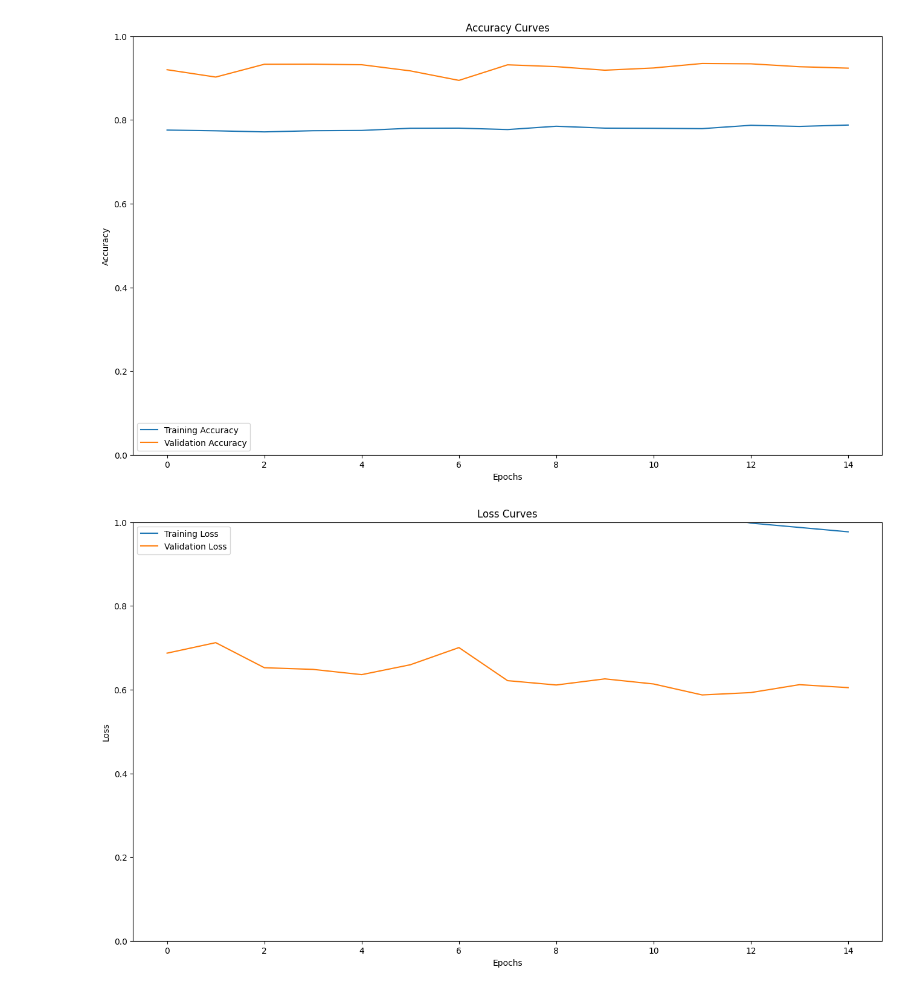
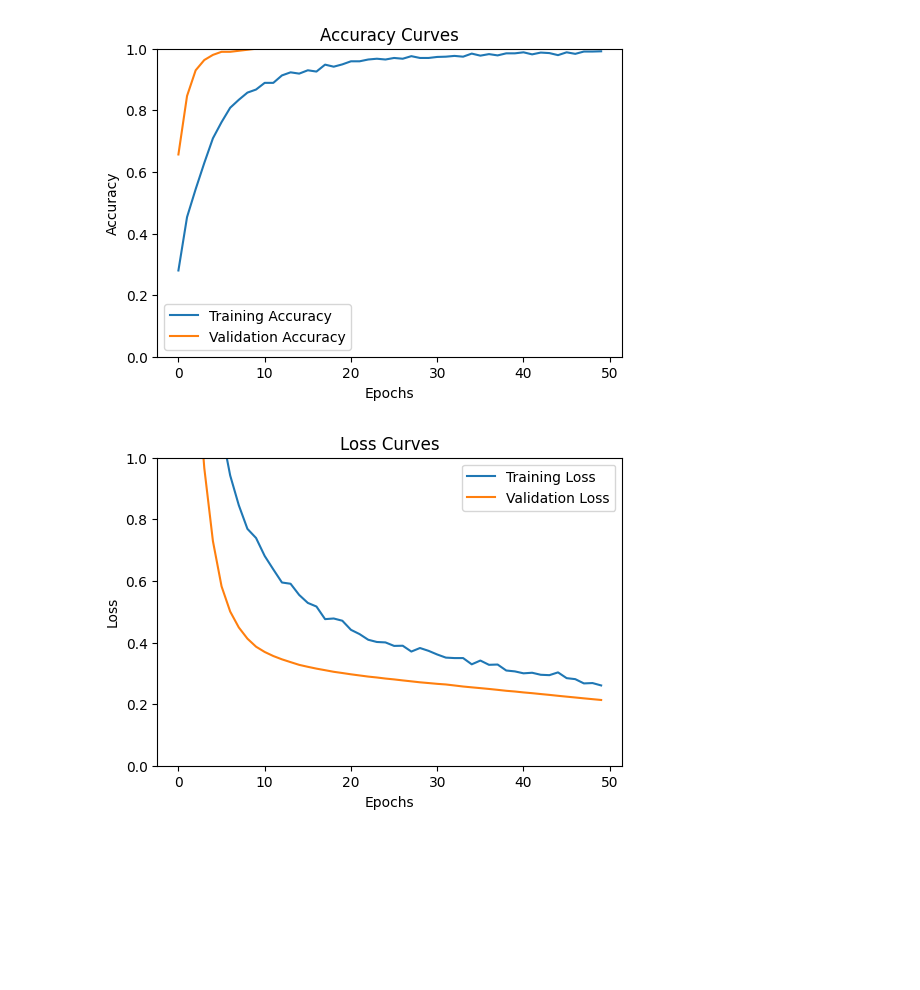
Before and after one commit to AbhinashShrestha/GBHCI, a Jupyter notebook: Model_Training/main_efficientnetv2.ipynb, the cells around one changed output. Drawn from its saved outputs; the diff is of its cells as text; code cells hidden in the pictures; blank space fills up the shorter version.

Commit message:
Trained a EV2B3 Model on Dataset_alpha. Needs to be tested

```diff
--- a/Model_Training/main_efficientnetv2.ipynb
+++ b/Model_Training/main_efficientnetv2.ipynb
@@ -123,7 +123,7 @@ data_augmentation = keras.Sequential(
         # layers.RandomFlip("horizontal"),
         # layers.RandomRotation(0.05),
         layers.RandomZoom(0.1),
-        # layers.RandomContrast(0.1),
+        layers.RandomContrast(0.1),
         layers.RandomBrightness(0.1),
         # layers.RandomWidth(0.1),
         layers.RandomCrop(IMG_HEIGHT, IMG_HEIGHT),
@@ -199,7 +199,7 @@ for i, class_name in enumerate(class_names):
 # %%
 # Cell 6: Build model
 inputs = layers.Input(shape=(IMG_WIDTH, IMG_HEIGHT, 3))
-model = EfficientNetV2S(include_top=False, input_tensor=inputs, weights="imagenet")
+model = EfficientNetV2B3(include_top=False, input_tensor=inputs, weights="imagenet")
 
 # Freeze the pretrained weights
 model.trainable = False
@@ -215,7 +215,7 @@ outputs = layers.Dense(num_classes, activation="softmax", name="pred", kernel_re
 
 # Compile
 model = keras.Model(inputs, outputs, name="EfficientNet")
-lr_schedule = keras.optimizers.schedules.ExponentialDecay(initial_learning_rate=1e-3, decay_steps=10000, decay_rate=0.9)
+lr_schedule = keras.optimizers.schedules.ExponentialDecay(initial_learning_rate=1e-4, decay_steps=10000, decay_rate=0.9)
 optimizer = keras.optimizers.Adam(learning_rate=lr_schedule)
 # model.compile(optimizer=optimizer, loss="categorical_crossentropy", metrics=["accuracy"])
 model.compile(optimizer=optimizer, loss="sparse_categorical_crossentropy", metrics=["accuracy","SparseCategoricalAccuracy", "SparseTopKCategoricalAccuracy"])
@@ -250,12 +250,14 @@ ________________________________________________________________________________
 None
 # %%
 # Cell 7: Define callbacks
+from keras.callbacks import ReduceLROnPlateau
+
+reduce_lr = ReduceLROnPlateau(monitor='val_loss', factor=0.2, patience=3, min_lr=1e-6)
 early_stopping = EarlyStopping(monitor='val_loss', patience=3, restore_best_weights=True)
 checkpoint_filepath = '/home/anon/MajorProject/Non_Git/Checkpoints/asl/checkpoint-{epoch:02d}-{val_accuracy:.4f}.h5'
 model_checkpoint = ModelCheckpoint(filepath=checkpoint_filepath, monitor='val_accuracy', mode='max', save_best_only=True)
 # %%
 #Cell 8 train the model
-epochs = 30
-hist = model.fit(train_ds, epochs=epochs, validation_data=val_ds, callbacks=[early_stopping, model_checkpoint])
-# hist = model.fit(train_ds, epochs=epochs, validation_data=val_ds, callbacks=[early_stopping])
+epochs = 50
+hist = model.fit(train_ds, epochs=epochs, validation_data=val_ds, callbacks=[early_stopping, model_checkpoint,reduce_lr])
 # %% [output]
@@ -361,30 +355,30 @@ y_pred = np.array(y_pred)
 # %%
 import matplotlib.pyplot as plt
 
 # Plotting the Accuracy Curve
-plt.figure(figsize=[16,9])
+plt.figure(figsize=[6,4])
 plt.plot(hist.history['accuracy'], linewidth=1.5)
 plt.plot(hist.history['val_accuracy'], linewidth=1.5)
 plt.legend(['Training Accuracy', 'Validation Accuracy'])
 plt.xlabel('Epochs')
 plt.ylabel('Accuracy')
 plt.title('Accuracy Curves')
 plt.ylim([0, 1])  # Set the limits of the y-axis here
 plt.show()
 
 # Plotting the Loss Curve
-plt.figure(figsize=[16,9])
+plt.figure(figsize=[6,4])
 plt.plot(hist.history['loss'], linewidth=1.5)
 plt.plot(hist.history['val_loss'], linewidth=1.5)
 plt.legend(['Training Loss', 'Validation Loss'])
 plt.xlabel('Epochs')
 plt.ylabel('Loss')
 plt.title('Loss Curves')
 plt.ylim([0, 1])  # Set the limits of the y-axis here
 plt.show()
 # %% [output]
-[figure, old version]
+[figure, new version]
-[figure, old version]
+[figure, new version]
 # %%
 # let's visualize layer names and layer indices to see how many layers
 # we should freeze:
```
Also changed, not shown: parts of 19 cells of this notebook.
